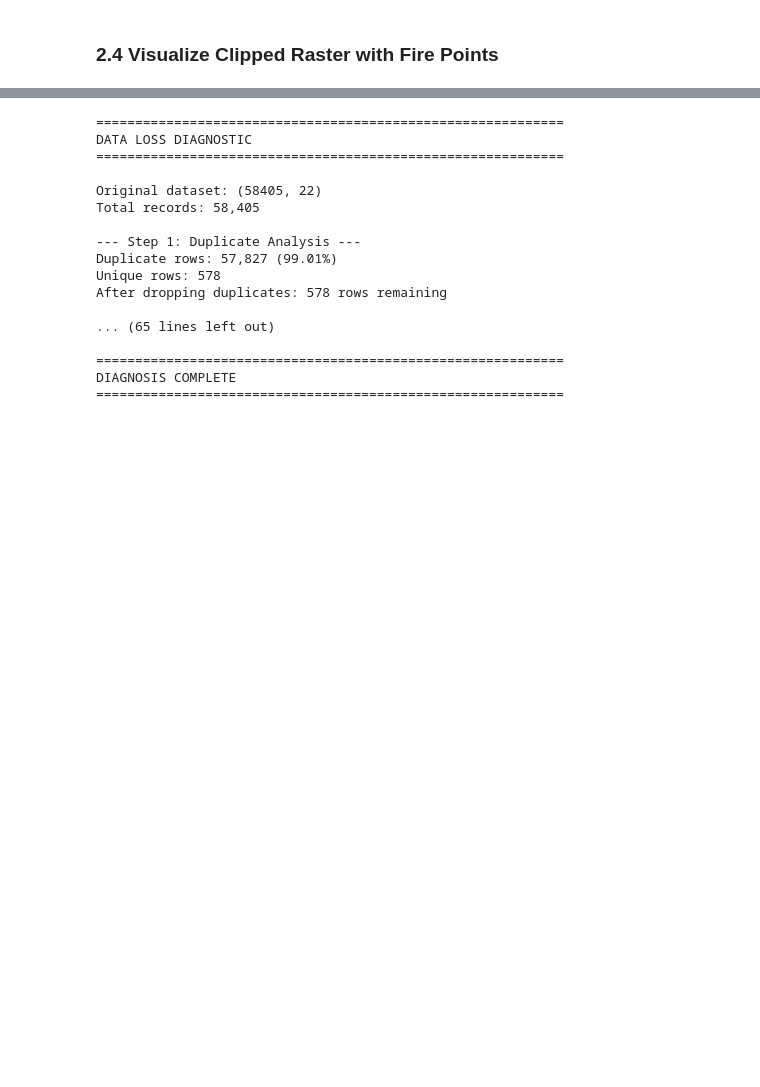
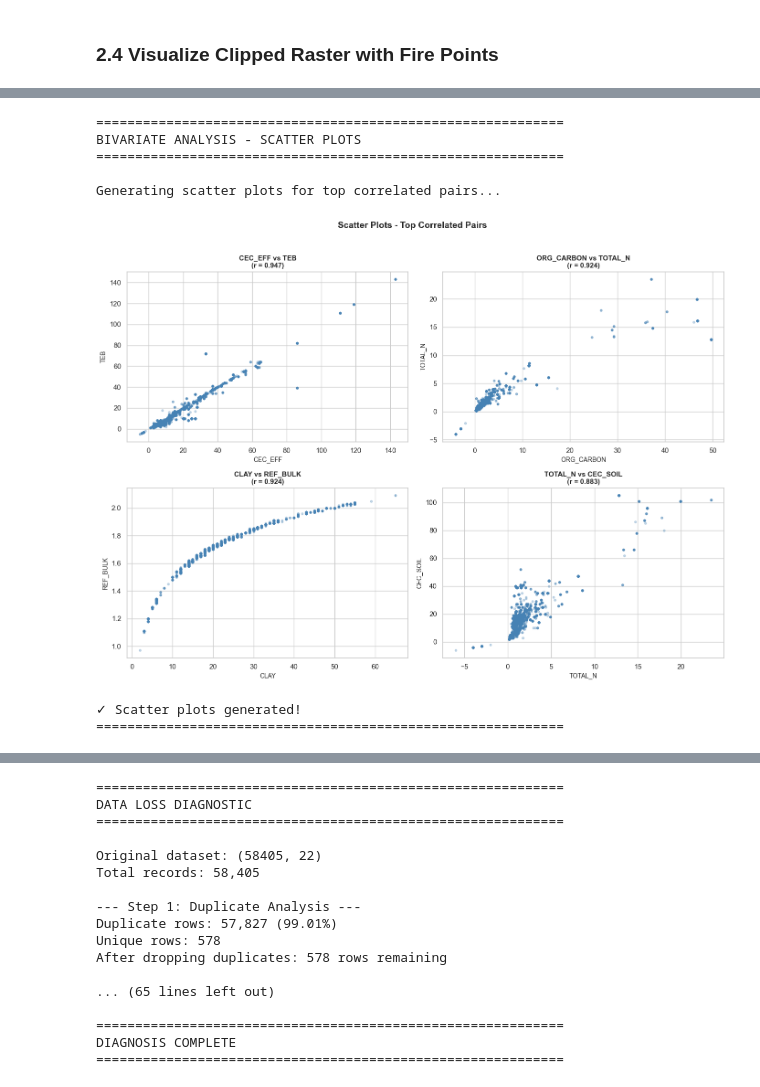
Before and after one commit to BESSAI-Tayeb/forest-fires-algeria-tunisia-analysis, a Jupyter notebook: analysis/soil.ipynb, the cells around one changed output, grey strips where cells are left out. Cells and saved outputs as stored; diff of their text form; code cells hidden in the pictures; blank space fills up the shorter version.

```diff
--- a/analysis/soil.ipynb
+++ b/analysis/soil.ipynb
@@ -471,0 +644,44 @@ print(f"✓ Visualization complete!")
+# %%
+print("="*60)
+print("BIVARIATE ANALYSIS - SCATTER PLOTS")
+print("="*60)
+
+# Plot scatter plots for top 4 correlated pairs
+print("\nGenerating scatter plots for top correlated pairs...")
+
+fig, axes = plt.subplots(2, 2, figsize=(14, 10))
+axes = axes.flatten()
+
+for idx, (col1, col2, corr_val, _) in enumerate(corr_pairs[:4]):
+    ax = axes[idx]
+    # Get clean data for both columns
+    mask = numeric_df[[col1, col2]].notna().all(axis=1)
+    x_data = numeric_df.loc[mask, col1]
+    y_data = numeric_df.loc[mask, col2]
+
+    # Sample if too many points
+    if len(x_data) > 5000:
+        sample_idx = np.random.choice(len(x_data), 5000, replace=False)
+        x_data = x_data.iloc[sample_idx]
+        y_data = y_data.iloc[sample_idx]
+
+    ax.scatter(x_data, y_data, alpha=0.3, s=10, c='steelblue')
+    ax.set_xlabel(col1, fontsize=10)
+    ax.set_ylabel(col2, fontsize=10)
+    ax.set_title(f'{col1} vs {col2}\n(r = {corr_val:.3f})', fontsize=11, fontweight='bold')
+
+plt.suptitle('Scatter Plots - Top Correlated Pairs', fontsize=14, fontweight='bold', y=1.02)
+plt.tight_layout()
+plt.show()
+
+print("\n✓ Scatter plots generated!")
+print("="*60)
+# %% [output]
+============================================================
+BIVARIATE ANALYSIS - SCATTER PLOTS
+============================================================
+
+Generating scatter plots for top correlated pairs...
+[figure, added]
+✓ Scatter plots generated!
+============================================================
```
Also changed, not shown: parts of 29 cells of this notebook, 7 other files.
